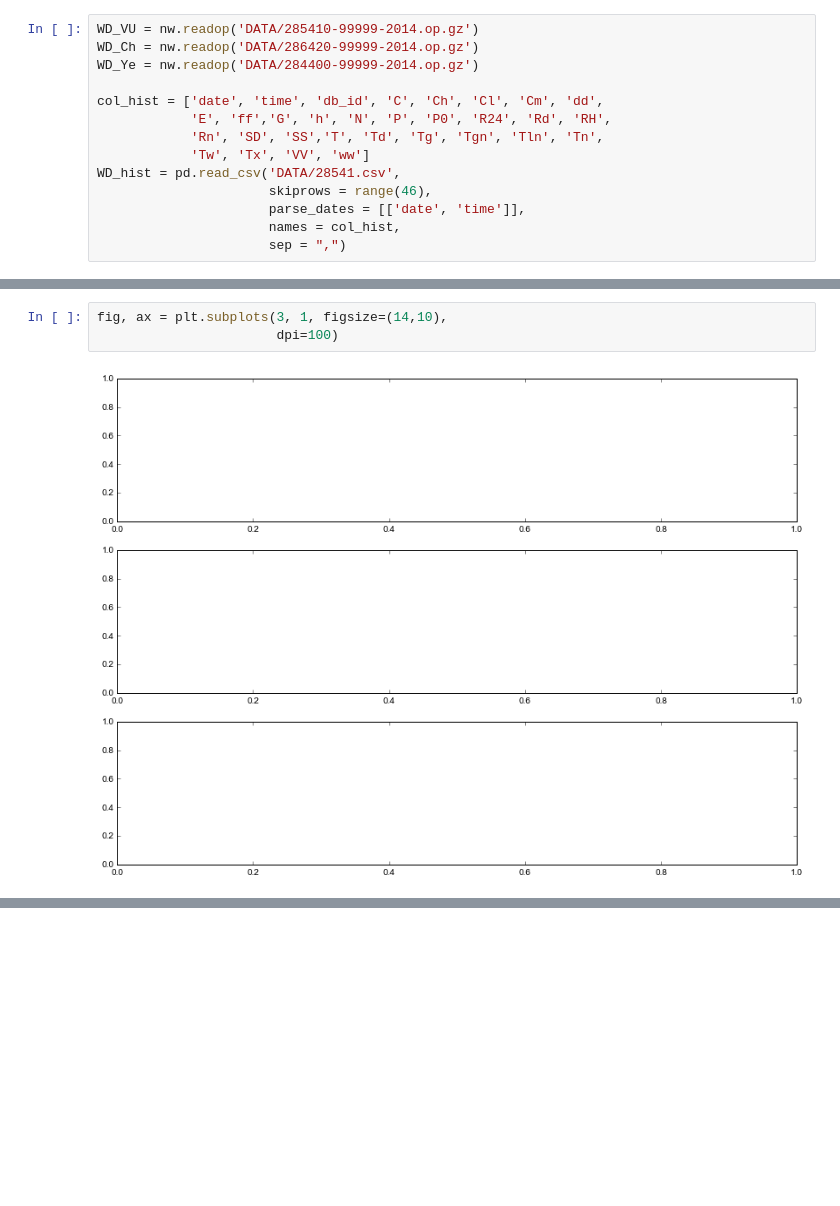
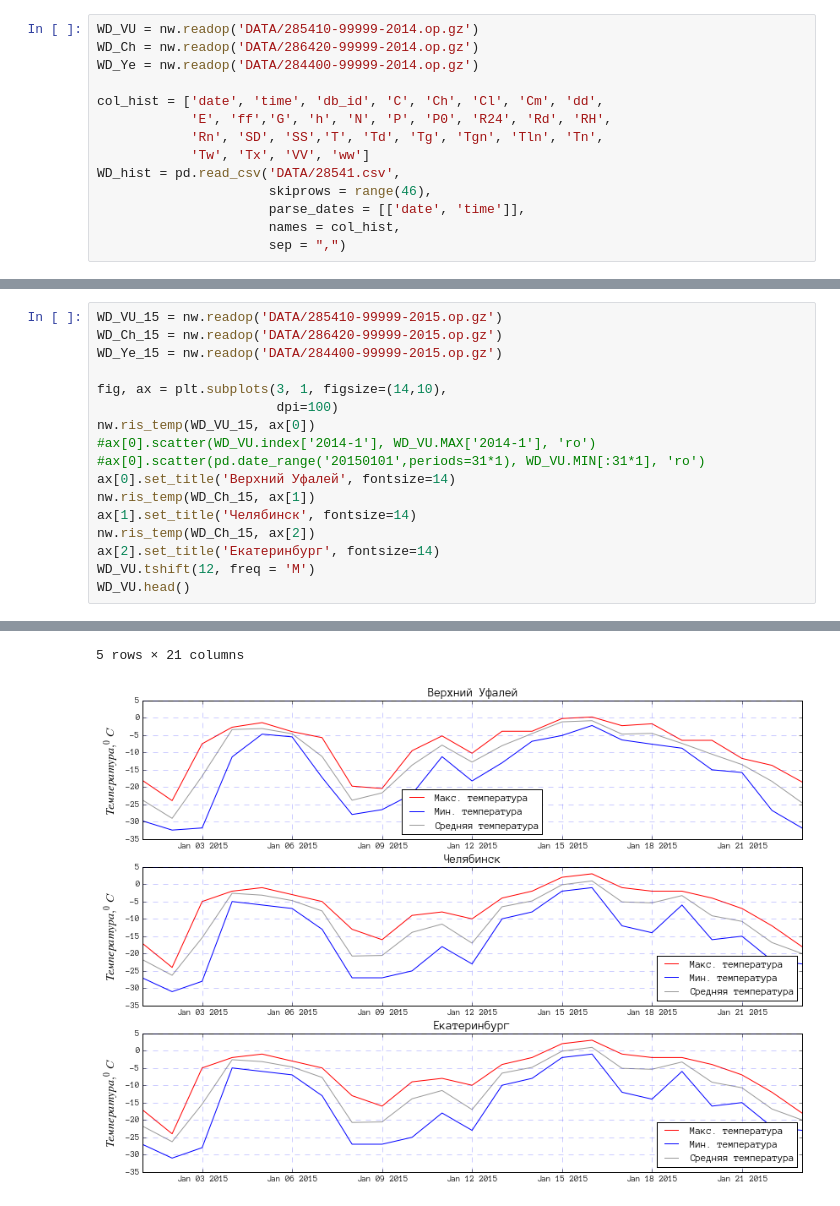
Before and after one commit to MikeVol/weather_project, a Jupyter notebook: Untitled0.ipynb, the cells around one changed output, grey strips where cells are left out. Cells and saved outputs as stored; diff of their text form; blank space fills up the shorter version.

```diff
--- a/Untitled0.ipynb
+++ b/Untitled0.ipynb
@@ -36,5 +45,18 @@ Populating the interactive namespace from numpy and matplotlib
-# %%
-fig, ax = plt.subplots(3, 1, figsize=(14,10),
-                       dpi=100)
-# %% [output]
-[figure, removed]
+# %%
+WD_VU_15 = nw.readop('DATA/285410-99999-2015.op.gz')
+WD_Ch_15 = nw.readop('DATA/286420-99999-2015.op.gz')
+WD_Ye_15 = nw.readop('DATA/284400-99999-2015.op.gz')
+
+fig, ax = plt.subplots(3, 1, figsize=(14,10),
+                       dpi=100)
+nw.ris_temp(WD_VU_15, ax[0])
+#ax[0].scatter(WD_VU.index['2014-1'], WD_VU.MAX['2014-1'], 'ro')
+#ax[0].scatter(pd.date_range('20150101',periods=31*1), WD_VU.MIN[:31*1], 'ro')
+ax[0].set_title('Верхний Уфалей', fontsize=14)
+nw.ris_temp(WD_Ch_15, ax[1])
+ax[1].set_title('Челябинск', fontsize=14)
+nw.ris_temp(WD_Ch_15, ax[2])
+ax[2].set_title('Екатеринбург', fontsize=14)
+WD_VU.tshift(12, freq = 'M')
+WD_VU.head()
+# %% [output]
@@ -40,0 +70,2 @@ fig, ax = plt.subplots(3, 1, figsize=(14,10),
+5 rows × 21 columns
+[figure, added]
```
Also changed, not shown: parts of 3 cells of this notebook, 4 other files.
